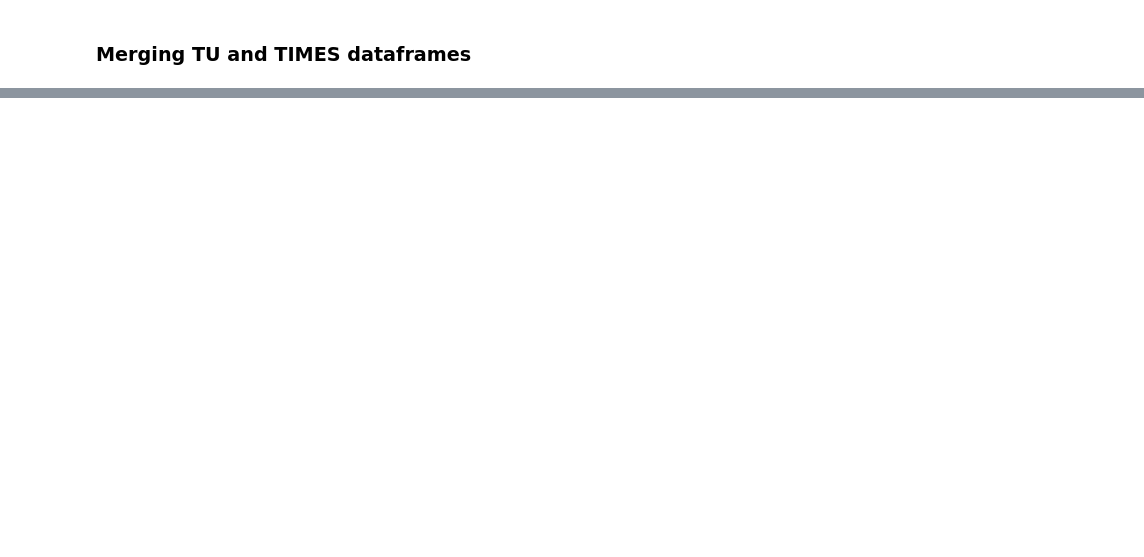
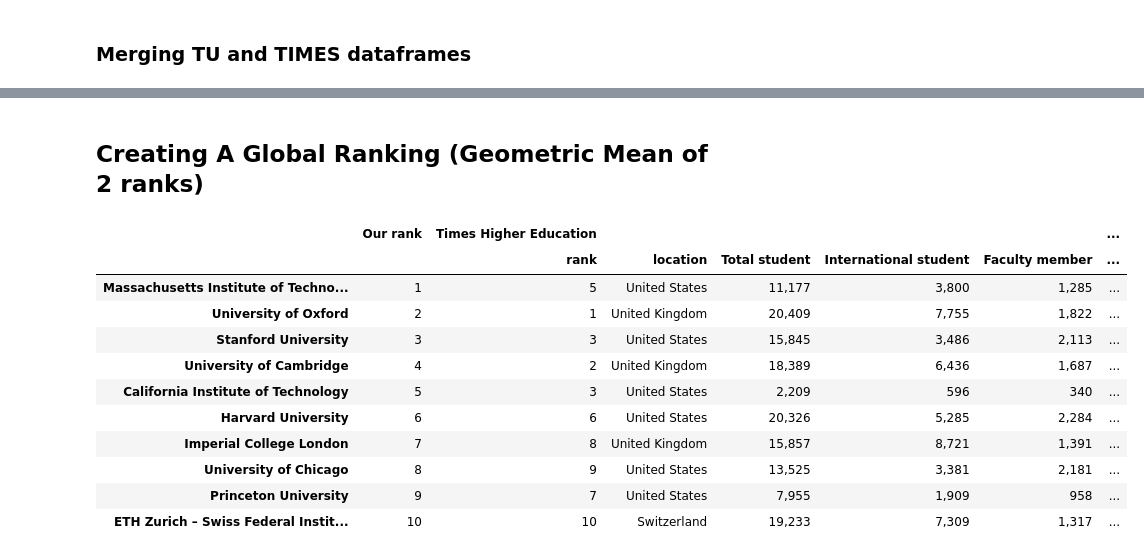
Before and after one commit to Amaumaury/ada-2017, a Jupyter notebook: 02 - Data from the Web/Homework2.ipynb, the cells around one changed output, grey strips where cells are left out. Cells and saved outputs as stored; diff of their text form; code cells hidden in the pictures; blank space fills up the shorter version.

```diff
--- a/02 - Data from the Web/Homework2.ipynb
+++ b/02 - Data from the Web/Homework2.ipynb
@@ -391,0 +491,29 @@ merged_dataframes.head(10)
+# %% [markdown]
+## Creating A Global Ranking (Geometric Mean of 2 ranks)
+# %%
+# sorting in 'Our rank' values
+merged_dataframes.sort_values(['Mean rank' ], ascending = True, inplace=True)
+
+val = merged_dataframes['Mean rank']
+val[:] = range(1,len(merged_dataframes)+1);
+merged_dataframes['Our rank'] = val
+
+# changing display options for floating point
+pd.options.display.float_format = '{:,.0f}'.format
+
+# showing the results
+merged_dataframes = merged_dataframes[['Our rank','Times Higher Education','Top Universities']];
+merged_dataframes.head(10)
+# %% [output]
+|  | Our rank | Times Higher Education |  |  |  |  | ... |
+|  |  | rank | location | Total student | International student | Faculty member | ... |
+| Massachusetts Institute of Techno... | 1 | 5 | United States | 11,177 | 3,800 | 1,285 | ... |
+| University of Oxford | 2 | 1 | United Kingdom | 20,409 | 7,755 | 1,822 | ... |
+| Stanford University | 3 | 3 | United States | 15,845 | 3,486 | 2,113 | ... |
+| University of Cambridge | 4 | 2 | United Kingdom | 18,389 | 6,436 | 1,687 | ... |
+| California Institute of Technology | 5 | 3 | United States | 2,209 | 596 | 340 | ... |
+| Harvard University | 6 | 6 | United States | 20,326 | 5,285 | 2,284 | ... |
+| Imperial College London | 7 | 8 | United Kingdom | 15,857 | 8,721 | 1,391 | ... |
+| University of Chicago | 8 | 9 | United States | 13,525 | 3,381 | 2,181 | ... |
+| Princeton University | 9 | 7 | United States | 7,955 | 1,909 | 958 | ... |
+| ETH Zurich – Swiss Federal Instit... | 10 | 10 | Switzerland | 19,233 | 7,309 | 1,317 | ... |
```
Also changed, not shown: parts of 16 cells of this notebook.
